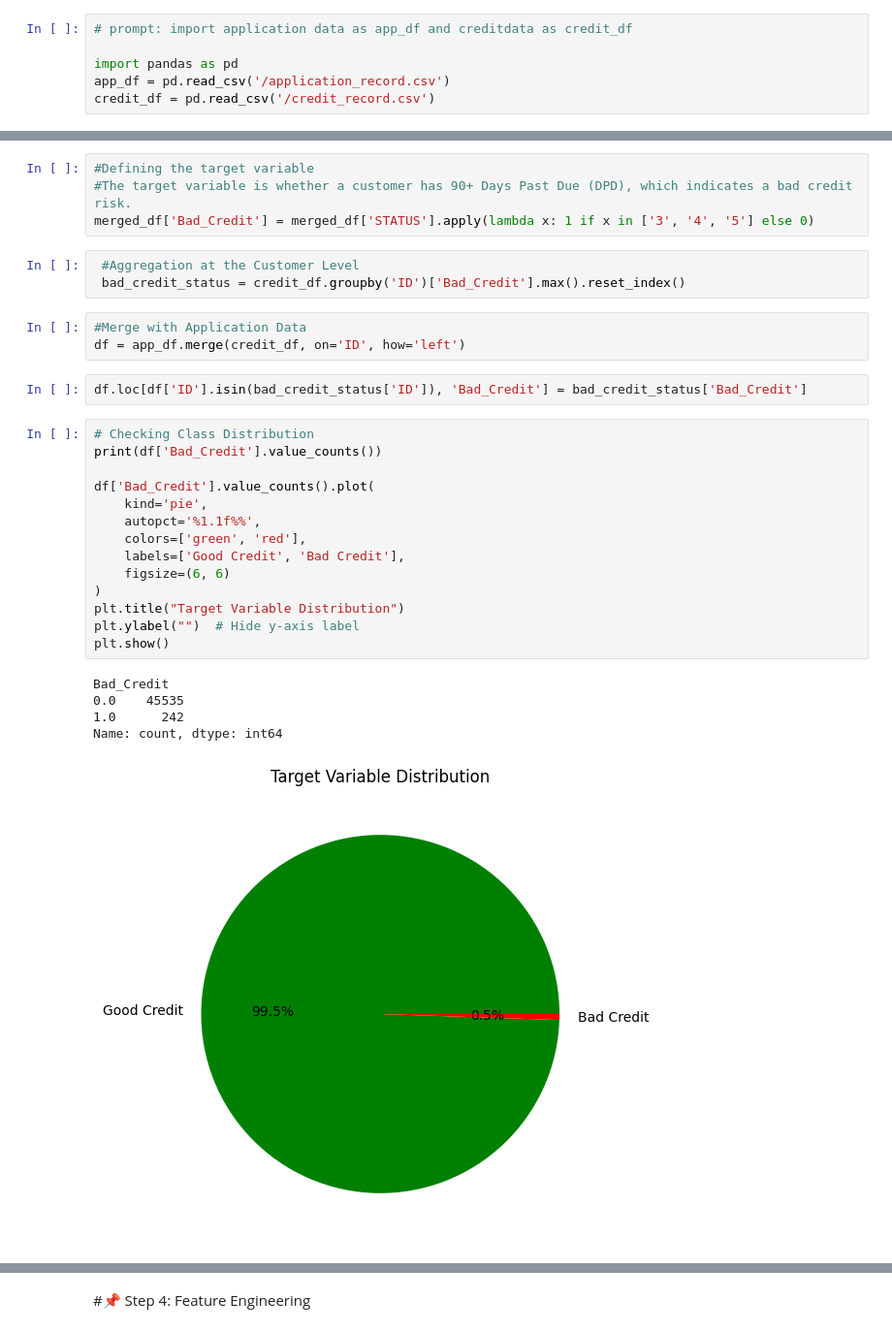
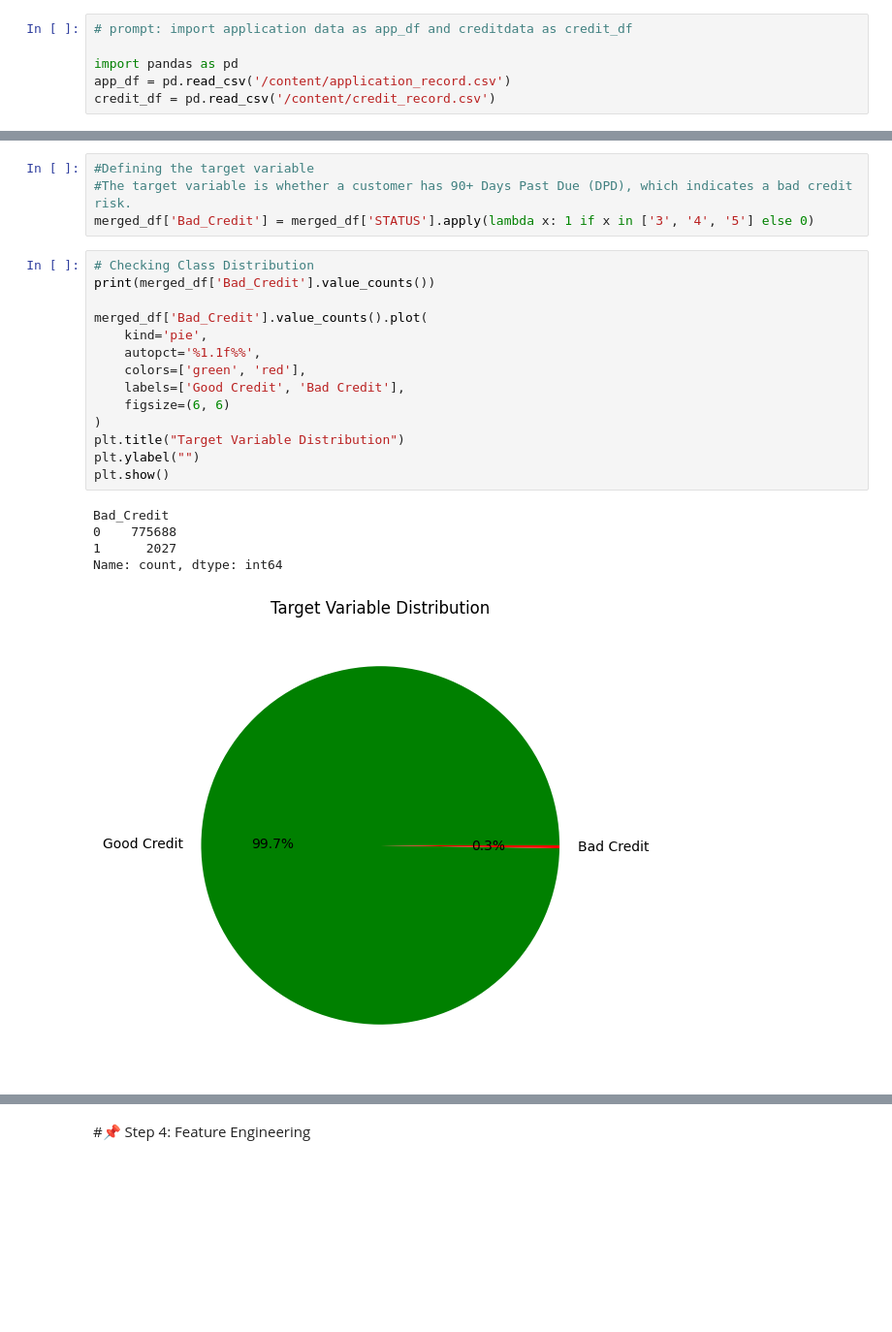
Before and after one commit to mabhipsa12/Scorecard-Project, a Jupyter notebook: scorecard_project.ipynb, the cells around one changed output, grey strips where cells are left out. Shown: that part at 97% size. Drawn from its saved outputs; the diff is of its cells as text; blank space fills up the shorter version.

```diff
--- a/scorecard_project.ipynb
+++ b/scorecard_project.ipynb
@@ -26,8 +26,8 @@ Drive already mounted at /content/drive; to attempt to forcibly remount, call dr
 # prompt: import application data as app_df and creditdata as credit_df
 
 import pandas as pd
-app_df = pd.read_csv('/application_record.csv')
-credit_df = pd.read_csv('/credit_record.csv')
+app_df = pd.read_csv('/content/application_record.csv')
+credit_df = pd.read_csv('/content/credit_record.csv')
 # %%
 # Display first 5 rows of each dataset
 print("\nApplication Data Sample:")
@@ -184,33 +184,25 @@ Merged Data Sample:
 #Defining the target variable
 #The target variable is whether a customer has 90+ Days Past Due (DPD), which indicates a bad credit risk.
 merged_df['Bad_Credit'] = merged_df['STATUS'].apply(lambda x: 1 if x in ['3', '4', '5'] else 0)
-# %%
- #Aggregation at the Customer Level
- bad_credit_status = credit_df.groupby('ID')['Bad_Credit'].max().reset_index()
-# %%
-#Merge with Application Data
-df = app_df.merge(credit_df, on='ID', how='left')
-# %%
-df.loc[df['ID'].isin(bad_credit_status['ID']), 'Bad_Credit'] = bad_credit_status['Bad_Credit']
 # %%
 # Checking Class Distribution
-print(df['Bad_Credit'].value_counts())
+print(merged_df['Bad_Credit'].value_counts())
 
-df['Bad_Credit'].value_counts().plot(
+merged_df['Bad_Credit'].value_counts().plot(
     kind='pie',
     autopct='%1.1f%%',
     colors=['green', 'red'],
     labels=['Good Credit', 'Bad Credit'],
     figsize=(6, 6)
 )
 plt.title("Target Variable Distribution")
-plt.ylabel("")  # Hide y-axis label
+plt.ylabel("")
 plt.show()
 # %% [output]
 Bad_Credit
-0.0    45535
-1.0      242
+0    775688
+1      2027
 Name: count, dtype: int64
-[figure, old version]
+[figure, new version]
 # %% [markdown]
 **#Findings :**\
```
Also changed, not shown: parts of 120 cells of this notebook.
